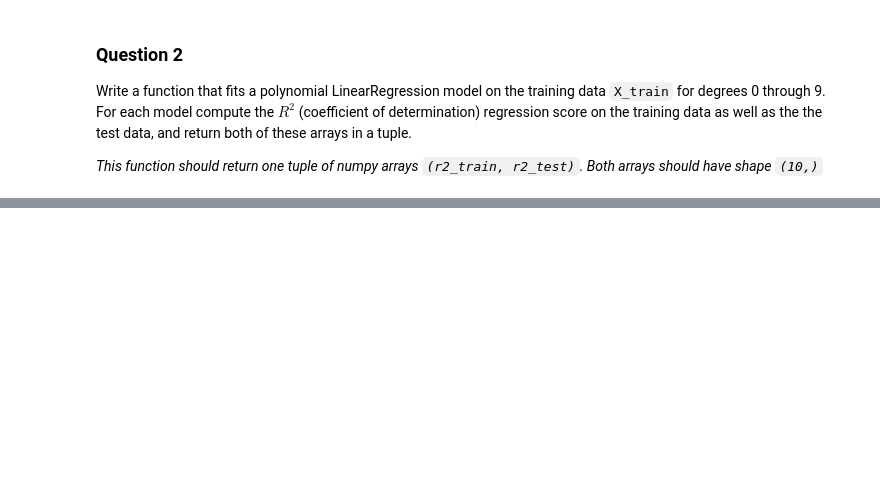
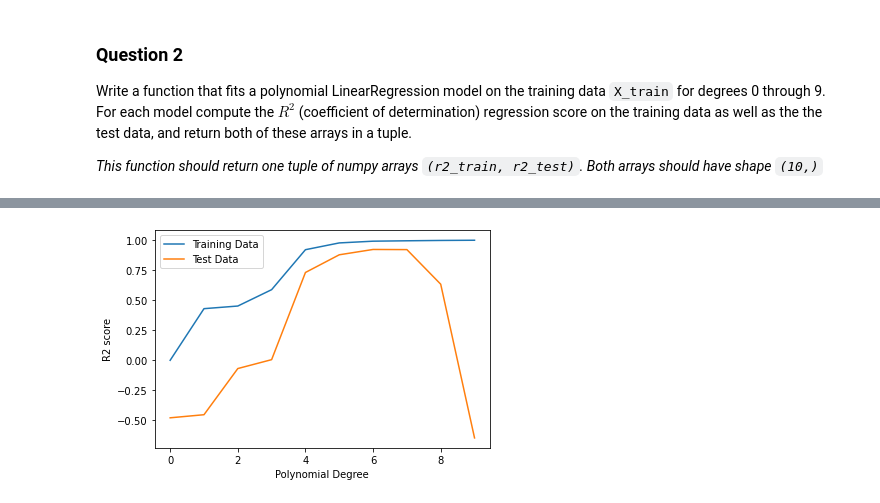
Before and after one commit to MogwaiMomo/python-coursera, a Jupyter notebook: applied ml/assignment2.ipynb, the cells around one changed output, grey strips where cells are left out. Saved outputs shown, nothing was run; the diff lists cells and outputs as text; code cells hidden in the pictures; blank space fills up the shorter version.

```diff
--- a/applied ml/assignment2.ipynb
+++ b/applied ml/assignment2.ipynb
@@ -92,11 +90,30 @@ Write a function that fits a polynomial LinearRegression model on the training d
 
 *This function should return one tuple of numpy arrays `(r2_train, r2_test)`. Both arrays should have shape `(10,)`*
 # %%
+from sklearn.metrics import r2_score
+
 # degree range from 0 to 9
 degrees = np.arange(0, 10, 1)
 
 # step 0 transform x (create polynomial generators and calculate polynomials)
 transformed_x = [ PolynomialFeatures(i).fit_transform(x.reshape(-1,1)) for i in degrees ]
 
-# step 1 split data
-#for i in transformed_x: train_test_split(i,y ...
+# step 1 split data (create list of sets)
+X_train_X_test_y_train_y_test = [ train_test_split(i,y, random_state=0) for i in transformed_x ]
+
+# step 2 fit the model (create list of models)
+models = [ LinearRegression().fit(i[0], i[2]) for i in X_train_X_test_y_train_y_test ]
+
+# step 3 generate predicted ys based on x_test...
+
+y_train_preds = [ model.predict(X_train_X_test_y_train_y_test[idx][0]) for idx, model in enumerate(models) ]
+y_test_preds = [ model.predict(X_train_X_test_y_train_y_test[idx][1]) for idx, model in enumerate(models) ]
+
+# step 4 get R2 score - train
+r2_train =np.asarray([ r2_score(X_train_X_test_y_train_y_test[idx][2], y_train_preds[idx])
+            for idx, v in enumerate(X_train_X_test_y_train_y_test) ])
+
+r2_test = np.asarray([ r2_score(X_train_X_test_y_train_y_test[idx][3], y_test_preds[idx])
+            for idx, v in enumerate(X_train_X_test_y_train_y_test) ])
+
+answer_two = (r2_train, r2_test)
@@ -102,0 +127,21 @@ transformed_x = [ PolynomialFeatures(i).fit_transform(x.reshape(-1,1)) for i in
+# %%
+import matplotlib.pyplot as plt
+
+def plot_r2():
+
+    plt.plot(degrees, r2_train, label="Training Data")
+    plt.plot(degrees, r2_test,  label="Test Data")
+
+    plt.xlabel('Polynomial Degree')
+    plt.ylabel('R2 score')
+
+    plt.legend()
+    plt.show()
+
+#plot_r2()
+
+answer_three = (3, 8, 6)
+# %%
+plot_r2()
+# %% [output]
+[figure, added]
```
Also changed, not shown: parts of 5 cells of this notebook.
